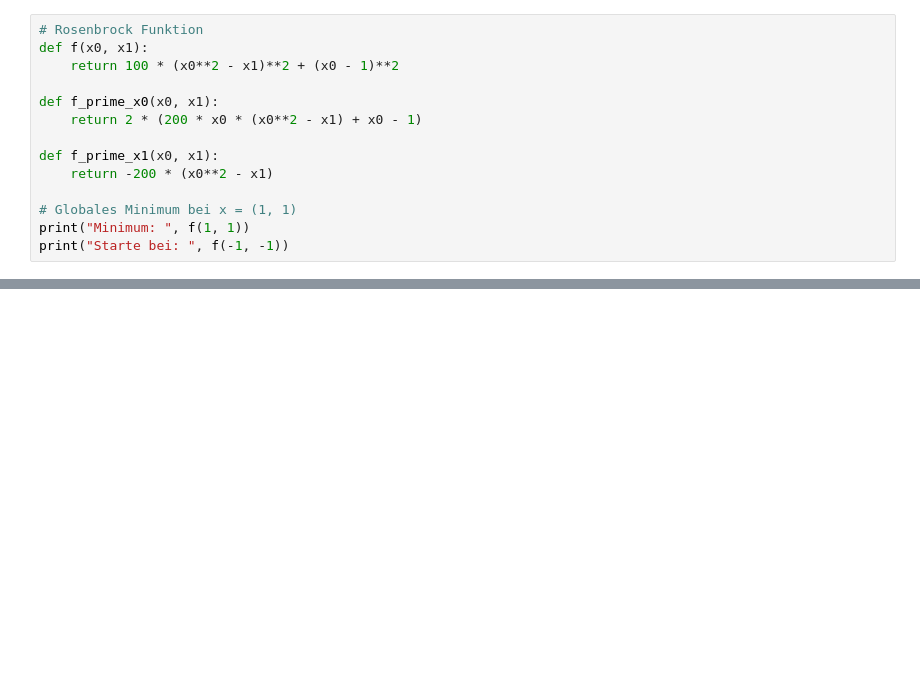
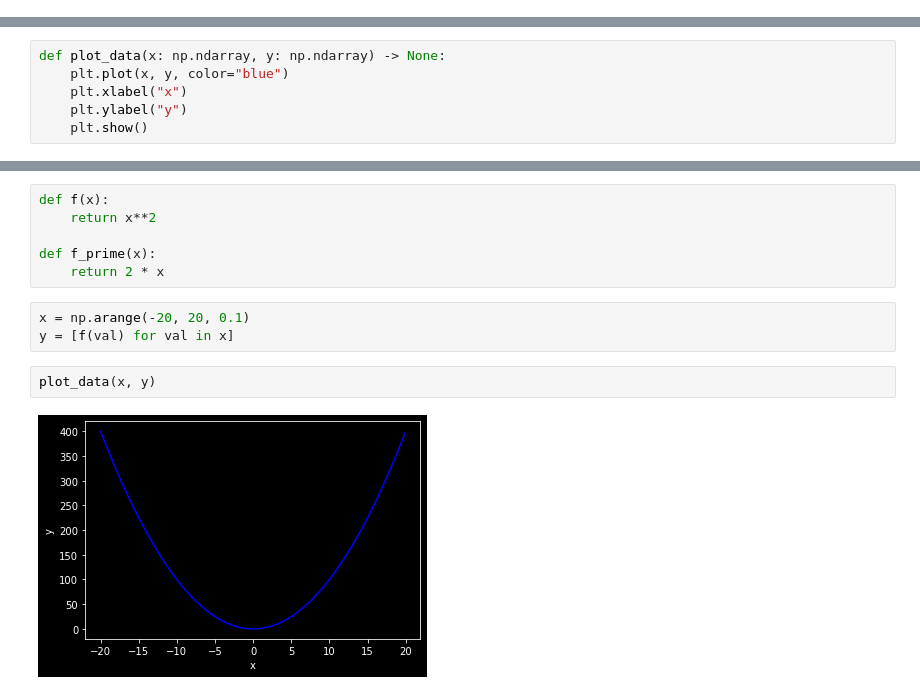
Before and after one commit to franneck94/UdemyML, a Jupyter notebook: Chapter12_NN/GradientDescent/GradientDescent.ipynb, the cells around one changed output, grey strips where cells are left out. Drawn from its saved outputs; the diff is of its cells as text; blank space fills up the shorter version.

```diff
--- a/Chapter12_NN/GradientDescent/GradientDescent.ipynb
+++ b/Chapter12_NN/GradientDescent/GradientDescent.ipynb
@@ -12,14 +17,0 @@ $f'(x_1) = -200 \cdot (x_0^2 - x_1)$
-# %%
-# Rosenbrock Funktion
-def f(x0, x1):
-    return 100 * (x0**2 - x1)**2 + (x0 - 1)**2
-
-def f_prime_x0(x0, x1):
-    return 2 * (200 * x0 * (x0**2 - x1) + x0 - 1)
-
-def f_prime_x1(x0, x1):
-    return -200 * (x0**2 - x1)
-
-# Globales Minimum bei x = (1, 1)
-print("Minimum: ", f(1, 1))
-print("Starte bei: ", f(-1, -1))
@@ -64,0 +18,6 @@ plt.show()
+# %%
+def plot_data(x: np.ndarray, y: np.ndarray) -> None:
+    plt.plot(x, y, color="blue")
+    plt.xlabel("x")
+    plt.ylabel("y")
+    plt.show()
@@ -64,0 +36,13 @@ plt.show()
+# %%
+def f(x):
+    return x**2
+
+def f_prime(x):
+    return 2 * x
+# %%
+x = np.arange(-20, 20, 0.1)
+y = [f(val) for val in x]
+# %%
+plot_data(x, y)
+# %% [output]
+[figure, added]
```
Also changed, not shown: parts of 11 cells of this notebook.
